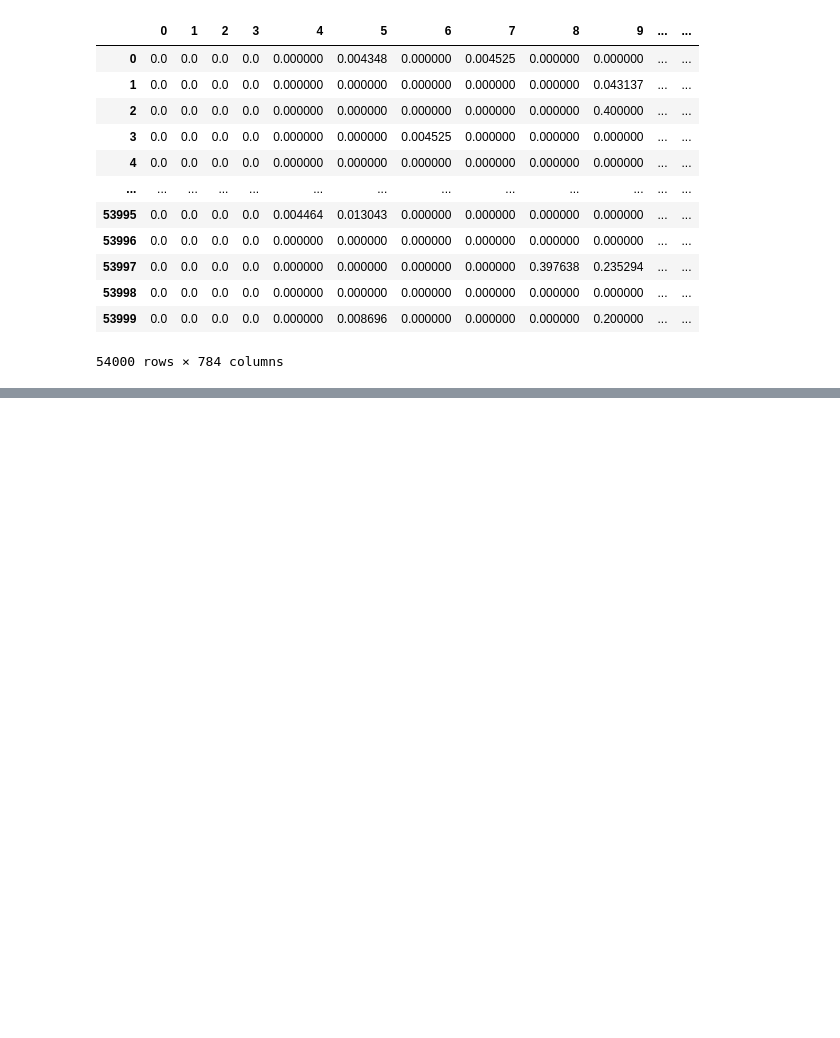
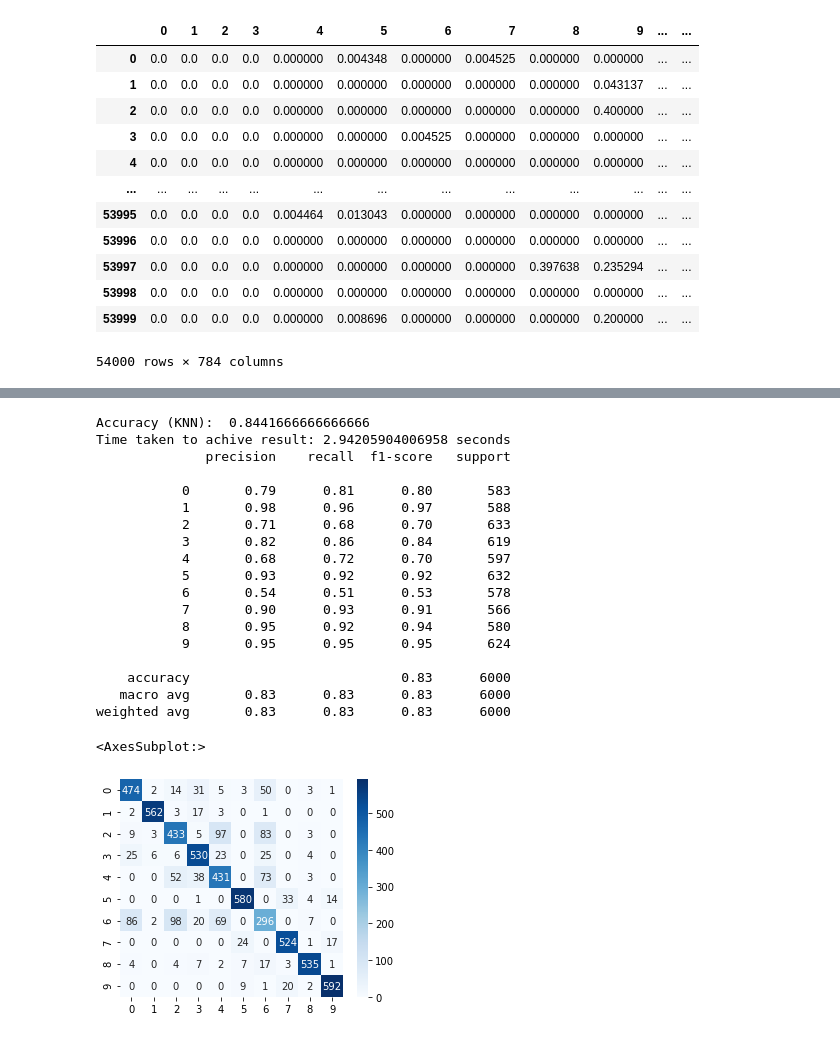
Before and after one commit to appeldaniel1998/Data-Visualization-Final-Project, a Jupyter notebook: Fashion MNIST.ipynb, the cells around one changed output, grey strips where cells are left out. Saved outputs shown, nothing was run; the diff lists cells and outputs as text; code cells hidden in the pictures; blank space fills up the shorter version.

```diff
--- a/Fashion MNIST.ipynb
+++ b/Fashion MNIST.ipynb
@@ -135 +221,36 @@ X_train_Reduced.shape
+# %%
+#Logistic Regression
+start_timeLogReg = time.time()
+modelLogReg = LogisticRegression()
+modelLogReg.fit(X_train_Reduced, y_train)
+predictionsLogReg = modelLogReg.predict(X_test_Reduced)
+accuracyLogReg = modelLogReg.score(X_test_Reduced, y_test)
+print("Accuracy (KNN): ", accuracyKNN)
+timeLogReg = time.time() - start_timeLogReg
+print("Time taken to achive result: %s seconds" % (timeLogReg))
+
+plt.figure(figsize=(5,4))
+print(classification_report(y_test, predictionsLogReg))
+sns.heatmap(confusion_matrix(y_test, predictionsLogReg), cmap = "Blues", annot=True, fmt = '.0f')
+# %% [output]
+Accuracy (KNN):  0.8441666666666666
+Time taken to achive result: 2.94205904006958 seconds
+              precision    recall  f1-score   support
+
+           0       0.79      0.81      0.80       583
+           1       0.98      0.96      0.97       588
+           2       0.71      0.68      0.70       633
+           3       0.82      0.86      0.84       619
+           4       0.68      0.72      0.70       597
+           5       0.93      0.92      0.92       632
+           6       0.54      0.51      0.53       578
+           7       0.90      0.93      0.91       566
+           8       0.95      0.92      0.94       580
+           9       0.95      0.95      0.95       624
+
+    accuracy                           0.83      6000
+   macro avg       0.83      0.83      0.83      6000
+weighted avg       0.83      0.83      0.83      6000
+<AxesSubplot:>
+[figure, added]
 # %%
```
Also changed, not shown: parts of 23 cells of this notebook.
